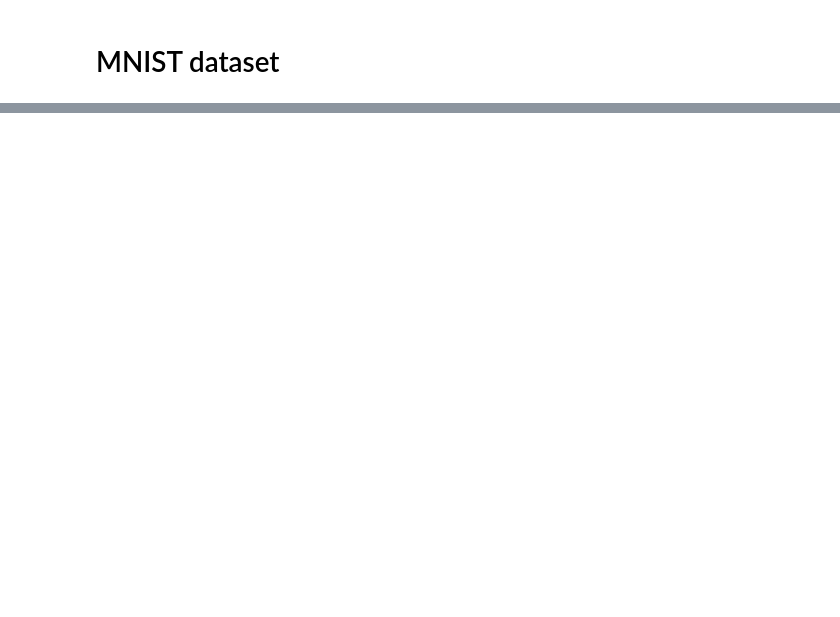
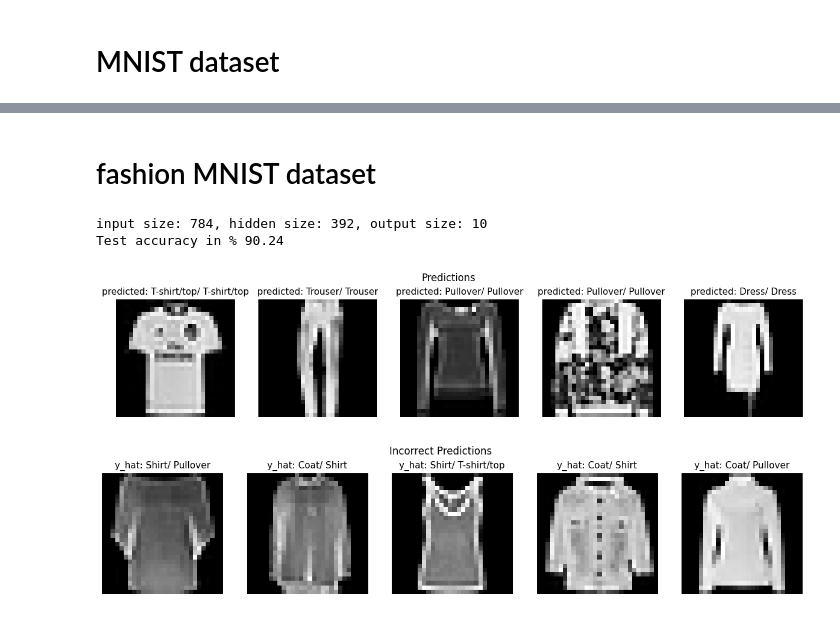
Before and after one commit to erjbroek/NNfromScratch, a Jupyter notebook: nn.ipynb, the cells around one changed output, grey strips where cells are left out. Saved outputs shown, nothing was run; the diff lists cells and outputs as text; code cells hidden in the pictures; blank space fills up the shorter version.

```diff
--- a/nn.ipynb
+++ b/nn.ipynb
@@ -108,0 +112,27 @@ Test accuracy in % 98.49
+# %% [markdown]
+# fashion MNIST dataset
+# %%
+fashion_mnist_train_x = fashion_mnist_train.iloc[:, 1:].values / 255
+fashion_mnist_train_y = np.eye(10)[fashion_mnist_train.iloc[:, 0].values]
+fashion_mnist_test_x = fashion_mnist_test.iloc[:, 1:].values / 255
+fashion_mnist_test_y = np.eye(10)[fashion_mnist_test.iloc[:, 0].values]
+
+input_size = len(fashion_mnist_train_x[0])
+output_size = len(np.unique(fashion_mnist_train.iloc[:, 0].values))
+hidden_size = input_size // 2
+print(f"input size: {input_size}, hidden size: {hidden_size}, output size: {output_size}")
+
+network = NeuralNetwork(input_size, hidden_size, output_size)
+epochs = 30
+learning_rate = 0.001
+
+loss, accuracy = network.train_mbgd(fashion_mnist_train_x, fashion_mnist_train_y, epochs, learning_rate, 64)
+test_accuracy, predicted_class, true_class = network.evaluate(fashion_mnist_test_x, fashion_mnist_test_y)
+
+print(f"Test accuracy in % {test_accuracy}")
+render_mnist(fashion_mnist_test_x, predicted_class, true_class, 5, 5, True)
+# %% [output]
+input size: 784, hidden size: 392, output size: 10
+Test accuracy in % 90.24
+[figure, added]
+[figure, added]
```
Also changed, not shown: parts of 4 cells of this notebook, 2 other files.
